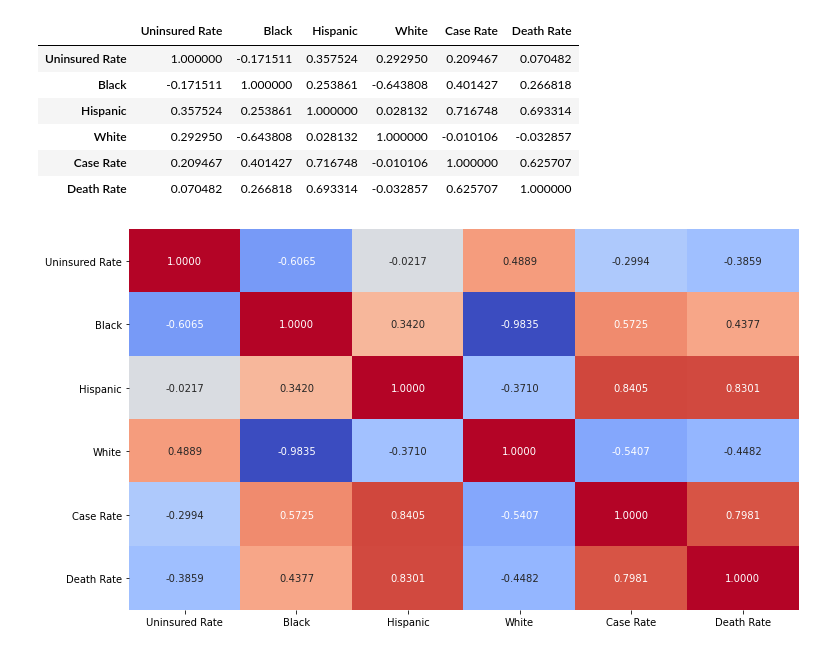
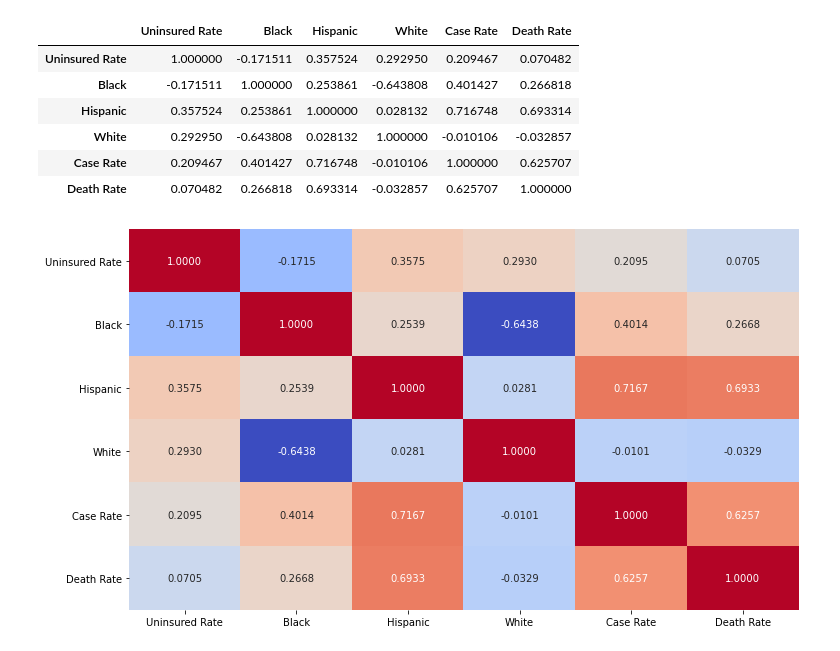
Before and after one commit to hhuang364/Econ-570Project, a Jupyter notebook: tentative code and csv/project_revised(4-28-2020).ipynb, the cells around one changed output. Cells and saved outputs as stored; diff of their text form; code cells hidden in the pictures.

```diff
--- a/tentative code and csv/project_revised(4-28-2020).ipynb
+++ b/tentative code and csv/project_revised(4-28-2020).ipynb
@@ -364,9 +364,9 @@ corr.style.background_gradient(cmap='coolwarm')
 # %%
 #https://stackoverflow.com/questions/51347398/need-to-save-pandas-correlation-highlighted-table-cmap-matplotlib-as-png-image
 fig, ax = plt.subplots()
-sns.heatmap(corr.corr(method='pearson'), annot=True, fmt='.4f',
+sns.heatmap(corr, annot=True, fmt='.4f',
             cmap=plt.get_cmap('coolwarm'), cbar=False, ax=ax)
 ax.set_yticklabels(ax.get_yticklabels(), rotation="horizontal")
 #plt.savefig('corr_result.svg', bbox_inches='tight', pad_inches=0.0)
 # %% [output]
-[figure, old version]
+[figure, new version]
```
Also changed, not shown: parts of 6 cells of this notebook.
